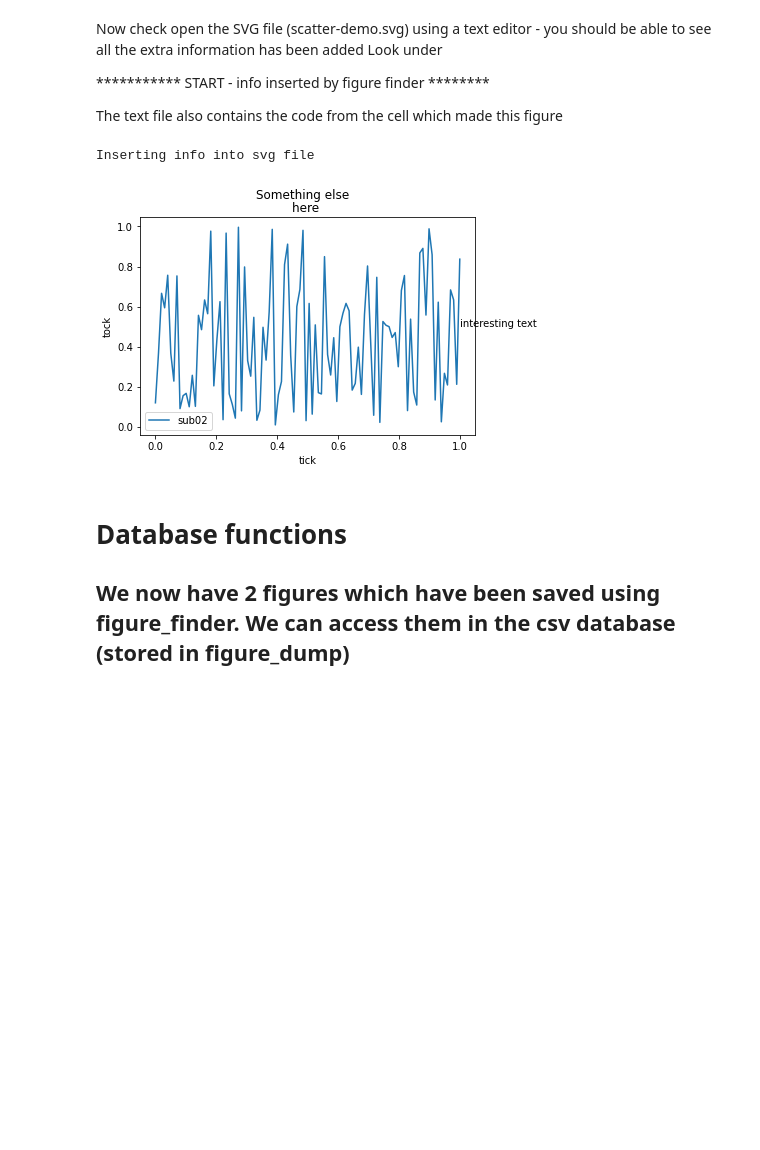
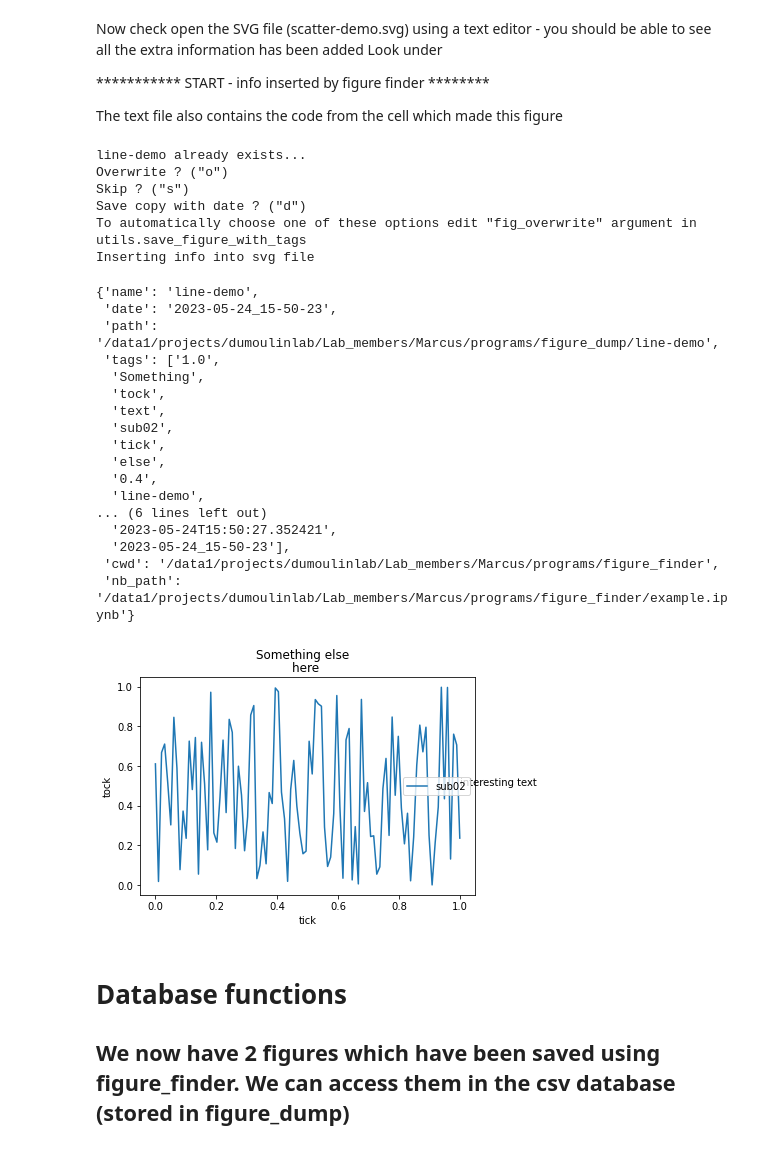
Before and after one commit to mdaghlian/figure_finder, a Jupyter notebook: example.ipynb, the cells around one changed output. Cells and saved outputs as stored; diff of their text form; code cells hidden in the pictures; blank space fills up the shorter version.

```diff
--- a/example.ipynb
+++ b/example.ipynb
@@ -114,23 +146,45 @@ The text file also contains the code from the cell which made this figure
 # %%
 # Now lets save another figure.
 
 # Make line demo
 x = np.linspace(0,1, 100)
 y = np.random.random(100)
 plt.plot(x,y, label='sub02')
 plt.xlabel('tick')
 plt.ylabel('tock')
 plt.title('here ')
 plt.text(1,.5, 'interesting text')
 plt.legend()
 fig = plt.gcf()
 fig.suptitle('Something else')
 
-ff.save_fig_and_code_as_svg(fig, fig_name='line-demo')
+ff.FIG_save_fig_and_code_as_svg(fig, fig_name='line-demo')
 # This time we haven't specified where the figure is going -> so it will be put in the figure dump folder...
 # %% [output]
+line-demo already exists...
+Overwrite ? ("o")
+Skip ? ("s")
+Save copy with date ? ("d")
+To automatically choose one of these options edit "fig_overwrite" argument in utils.save_figure_with_tags
 Inserting info into svg file
+{'name': 'line-demo',
+ 'date': '2023-05-24_15-50-23',
+ 'path': '/data1/projects/dumoulinlab/Lab_members/Marcus/programs/figure_dump/line-demo',
+ 'tags': ['1.0',
+  'Something',
+  'tock',
+  'text',
+  'sub02',
+  'tick',
+  'else',
+  '0.4',
+  'line-demo',
+... (6 lines left out)
+  '2023-05-24T15:50:27.352421',
+  '2023-05-24_15-50-23'],
+ 'cwd': '/data1/projects/dumoulinlab/Lab_members/Marcus/programs/figure_finder',
+ 'nb_path': '/data1/projects/dumoulinlab/Lab_members/Marcus/programs/figure_finder/example.ipynb'}
-[figure, old version]
+[figure, new version]
 # %% [markdown]
 # Database functions
 ## We now have 2 figures which have been saved using figure_finder. We can access them in the csv database (stored in figure_dump)
```
Also changed, not shown: parts of 7 cells of this notebook, 12 other files.
